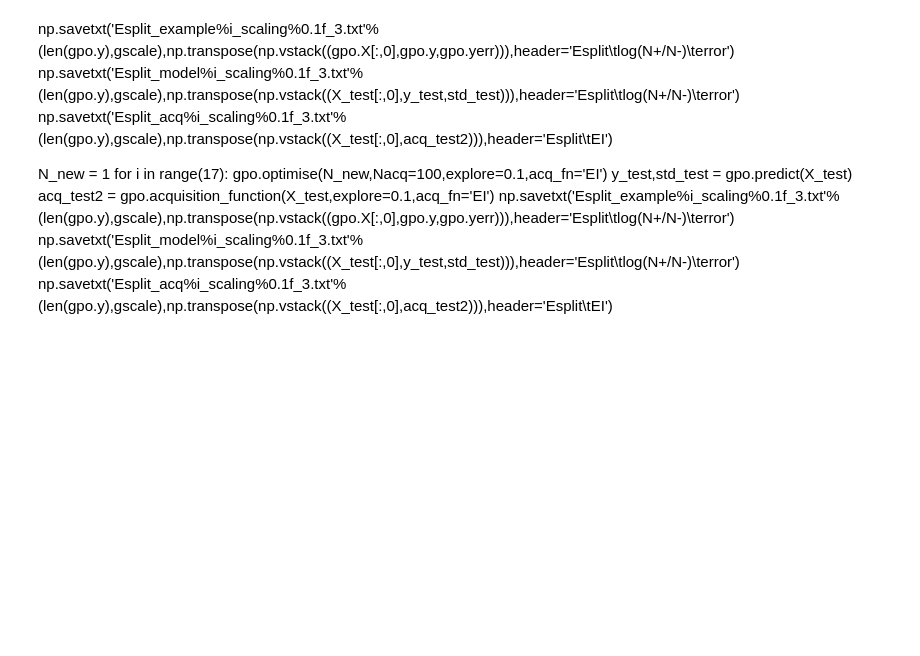
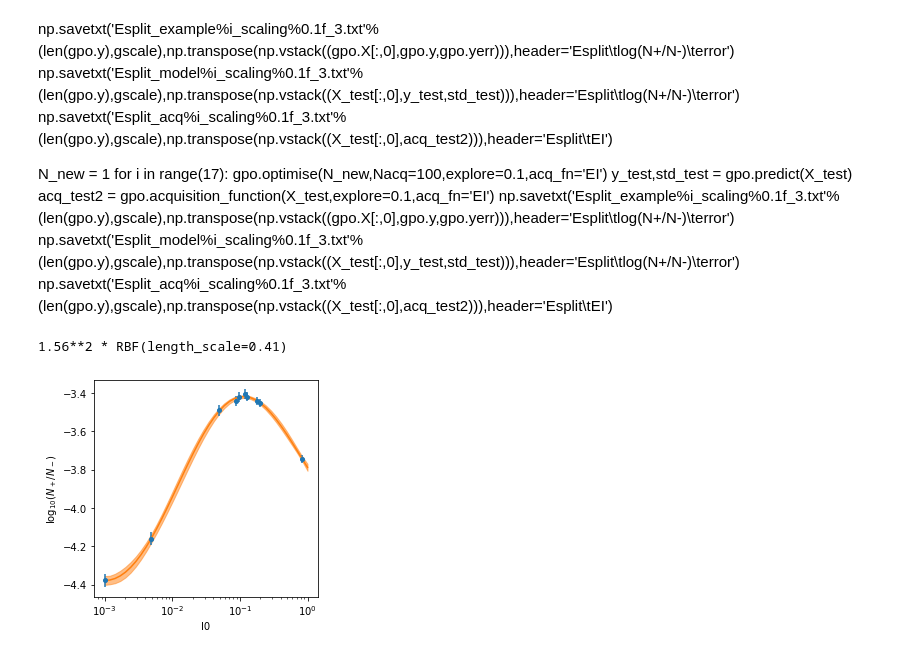
Before and after one commit to ChrisArran/gp_optimise, a Jupyter notebook: gp_test_MC.ipynb, the cells around one changed output. Cells and saved outputs as stored; diff of their text form; code cells hidden in the pictures; blank space fills up the shorter version.

```diff
--- a/gp_test_MC.ipynb
+++ b/gp_test_MC.ipynb
@@ -240,15 +303,11 @@ for i in range(17):
     np.savetxt('Esplit_model%i_scaling%0.1f_3.txt'%(len(gpo.y),gscale),np.transpose(np.vstack((X_test[:,0],y_test,std_test))),header='Esplit\tlog(N+/N-)\terror')
     np.savetxt('Esplit_acq%i_scaling%0.1f_3.txt'%(len(gpo.y),gscale),np.transpose(np.vstack((X_test[:,0],acq_test2))),header='Esplit\tEI')
 # %%
-gpo.gaussian_process.kernel = 1*RBF(length_scale_bounds=(1e-1, 1e1))
-gpo.gaussian_process.fit(gpo.Xnorm, gpo.y)
-
-plt.errorbar(gpo.X,gpo.y,gpo.yerr,linestyle='',marker='o')
-plt.plot(X_test,y_test)
-plt.fill_between(X_test.ravel(),y_test-2*std_test,y_test+2*std_test,alpha=0.5)
-plt.xscale('log')
-plt.xlabel(dims[0]['name'])
-plt.ylabel('log$(N_+/N_-)$')
-plt.ylim(-12,-4)
+gpo.mean_slices_plot(40)
+plt.ylabel('log$_{10}(N_+/N_-)$')
+#plt.ylabel('Power radiated (GeV/electron)')
 gpo.gaussian_process.kernel_
+# %% [output]
+1.56**2 * RBF(length_scale=0.41)
+[figure, added]
 # %%
```
Also changed, not shown: parts of 10 cells of this notebook.
